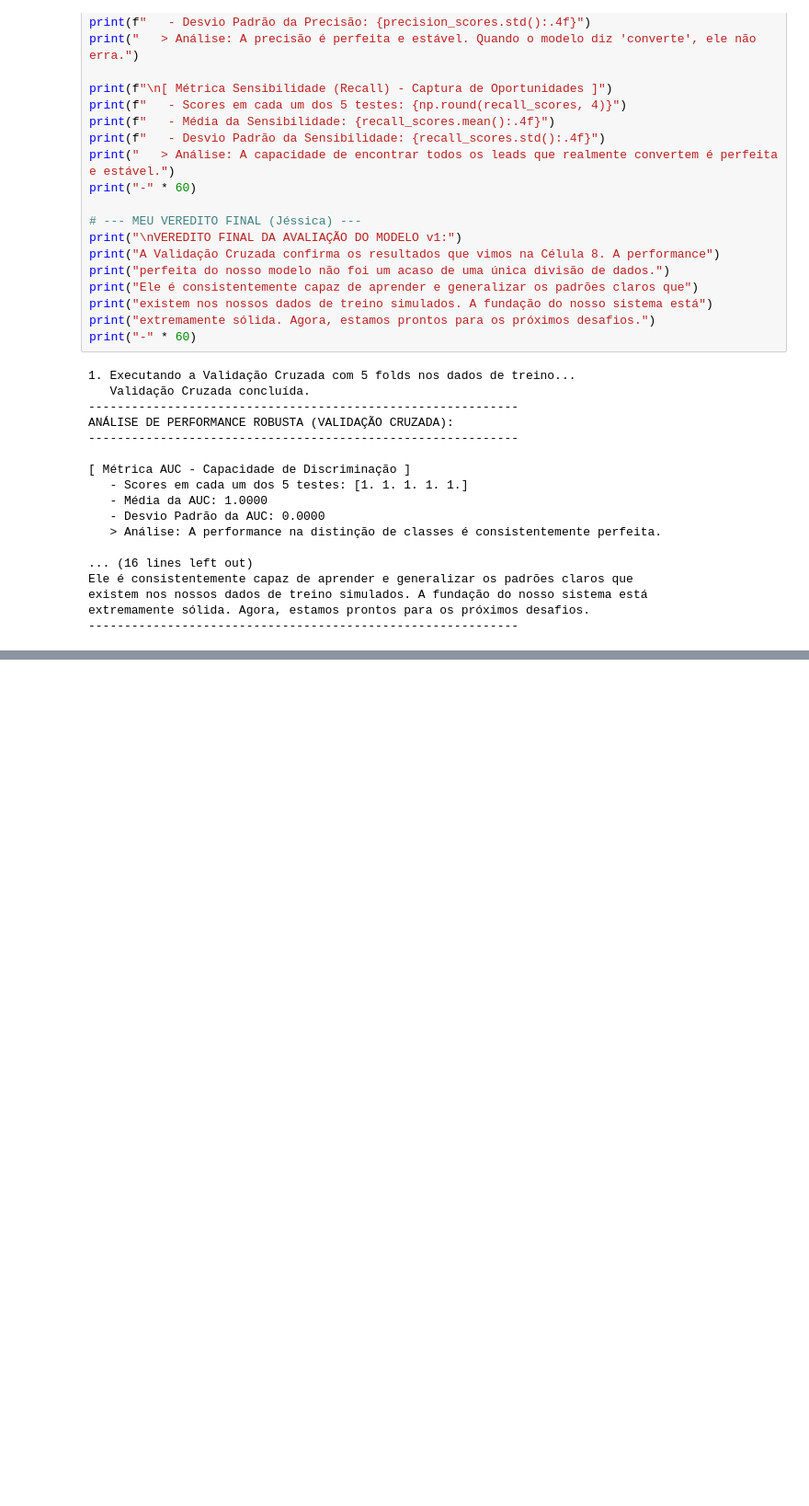
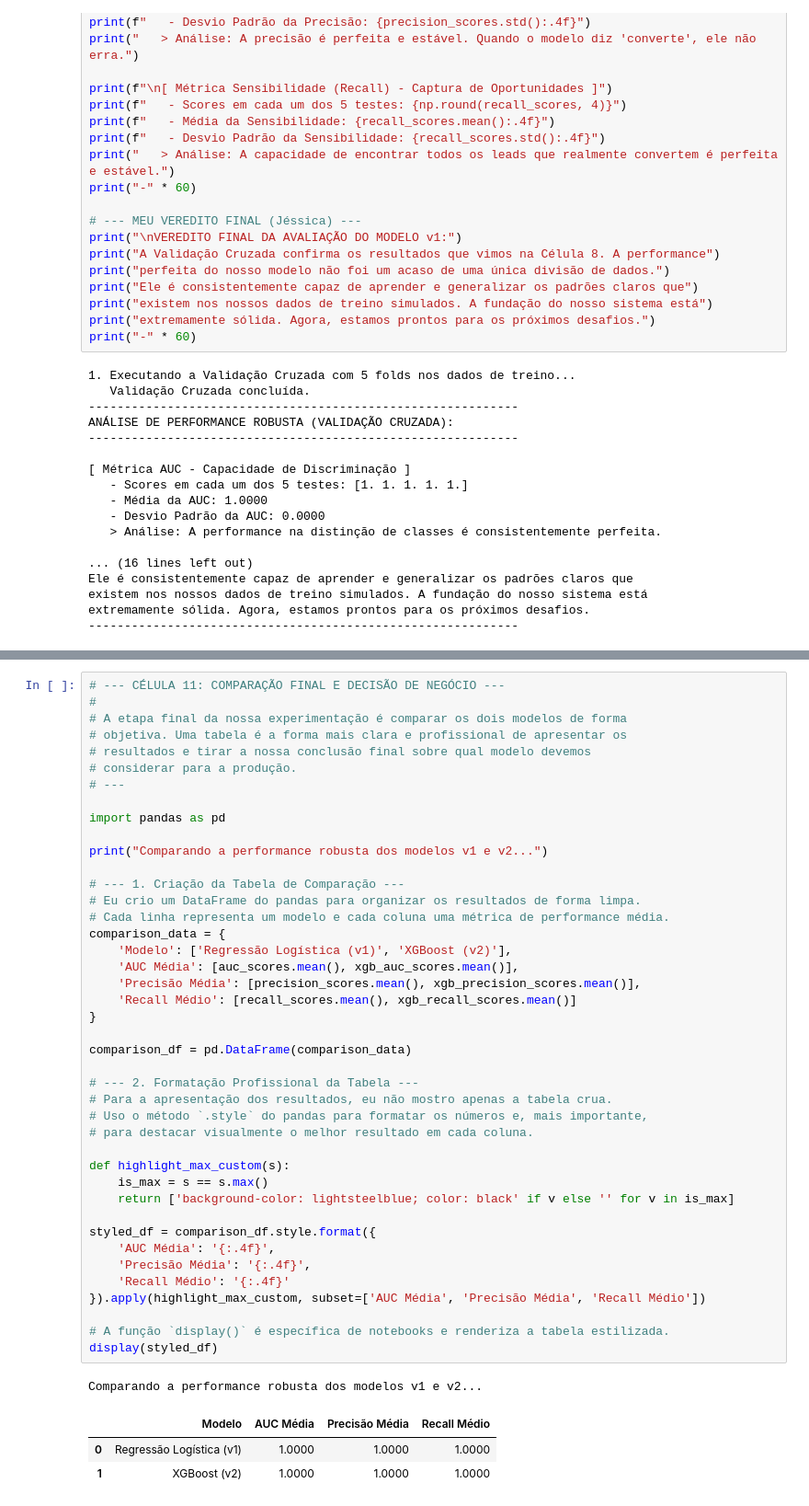
Before and after one commit to JessicaRocha-dados/insights-data-system, a Jupyter notebook: notebooks/02_lead_scoring_model.ipynb, the cells around one changed output, grey strips where cells are left out. Shown at 92% size. Drawn from its saved outputs; the diff is of its cells as text; blank space fills up the shorter version.

```diff
--- a/notebooks/02_lead_scoring_model.ipynb
+++ b/notebooks/02_lead_scoring_model.ipynb
@@ -819,0 +906,47 @@ extremamente sólida. Agora, estamos prontos para os próximos desafios.
+# %%
+# --- CÉLULA 11: COMPARAÇÃO FINAL E DECISÃO DE NEGÓCIO ---
+#
+# A etapa final da nossa experimentação é comparar os dois modelos de forma
+# objetiva. Uma tabela é a forma mais clara e profissional de apresentar os
+# resultados e tirar a nossa conclusão final sobre qual modelo devemos
+# considerar para a produção.
+# ---
+
+import pandas as pd
+
+print("Comparando a performance robusta dos modelos v1 e v2...")
+
+# --- 1. Criação da Tabela de Comparação ---
+# Eu crio um DataFrame do pandas para organizar os resultados de forma limpa.
+# Cada linha representa um modelo e cada coluna uma métrica de performance média.
+comparison_data = {
+    'Modelo': ['Regressão Logística (v1)', 'XGBoost (v2)'],
+    'AUC Média': [auc_scores.mean(), xgb_auc_scores.mean()],
+    'Precisão Média': [precision_scores.mean(), xgb_precision_scores.mean()],
+    'Recall Médio': [recall_scores.mean(), xgb_recall_scores.mean()]
+}
+
+comparison_df = pd.DataFrame(comparison_data)
+
+# --- 2. Formatação Profissional da Tabela ---
+# Para a apresentação dos resultados, eu não mostro apenas a tabela crua.
+# Uso o método `.style` do pandas para formatar os números e, mais importante,
+# para destacar visualmente o melhor resultado em cada coluna.
+
+def highlight_max_custom(s):
+    is_max = s == s.max()
+    return ['background-color: lightsteelblue; color: black' if v else '' for v in is_max]
+
+styled_df = comparison_df.style.format({
+    'AUC Média': '{:.4f}',
+    'Precisão Média': '{:.4f}',
+    'Recall Médio': '{:.4f}'
+}).apply(highlight_max_custom, subset=['AUC Média', 'Precisão Média', 'Recall Médio'])
+
+# A função `display()` é específica de notebooks e renderiza a tabela estilizada.
+display(styled_df)
+# %% [output]
+Comparando a performance robusta dos modelos v1 e v2...
+|  | Modelo | AUC Média | Precisão Média | Recall Médio |
+| 0 | Regressão Logística (v1) | 1.0000 | 1.0000 | 1.0000 |
+| 1 | XGBoost (v2) | 1.0000 | 1.0000 | 1.0000 |
```
Also changed, not shown: parts of 5 cells of this notebook, 34 other files.
